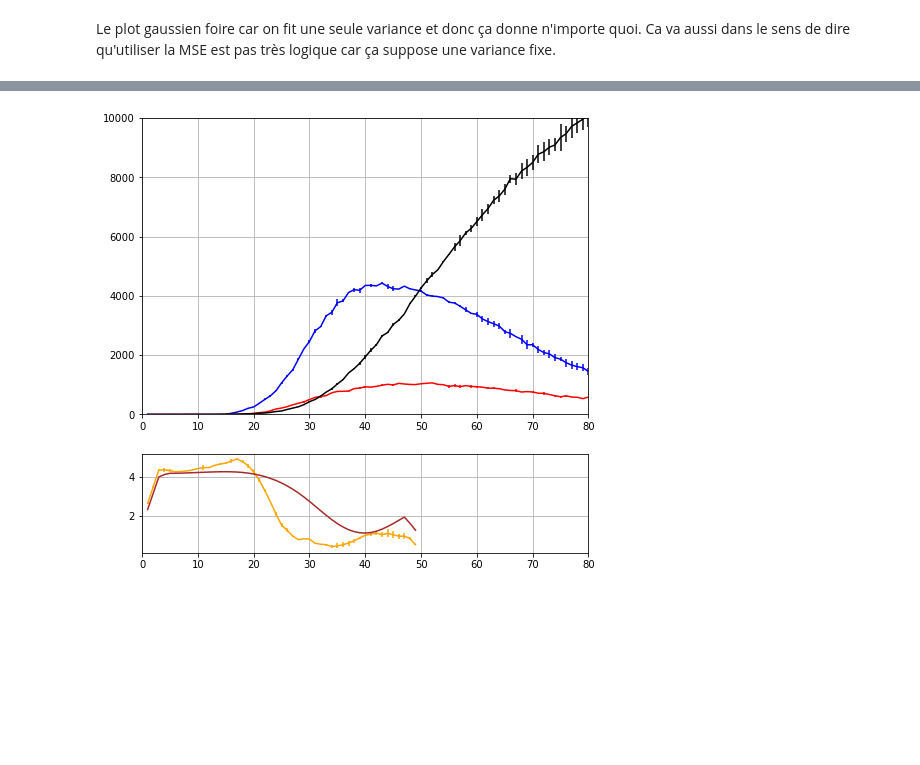
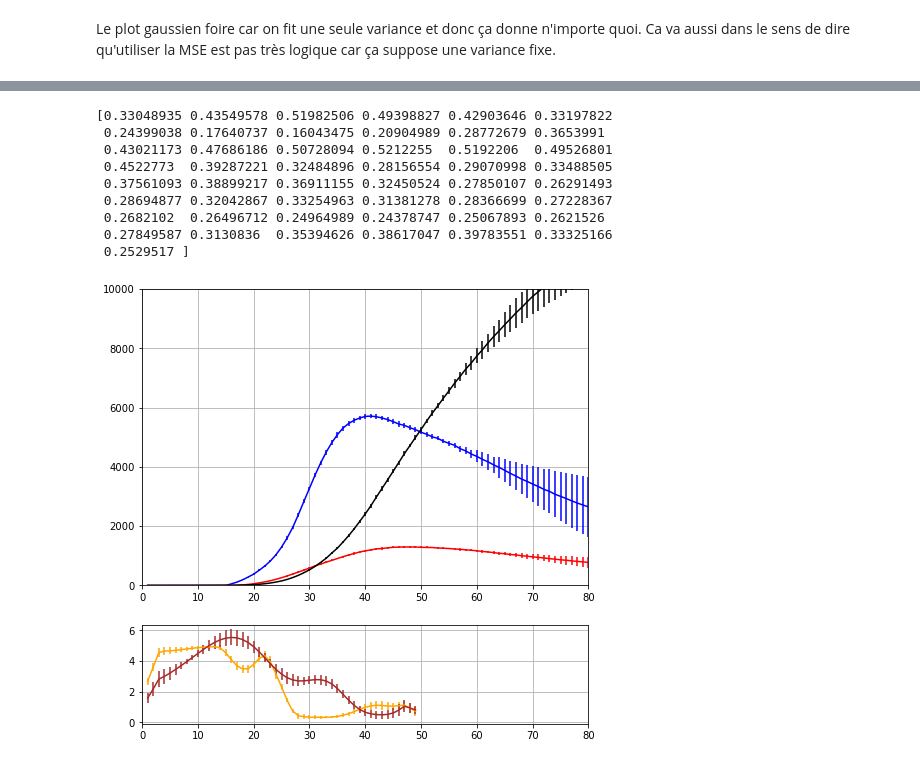
Before and after one commit to glouppe/covid19be, a Jupyter notebook: vdwnico-reimplementation-consolidated-Boostraping.ipynb, the cells around one changed output, grey strips where cells are left out. Drawn from its saved outputs; the diff is of its cells as text; code cells hidden in the pictures; blank space fills up the shorter version.

Commit message:
add bootstrapping + noise model

```diff
--- a/vdwnico-reimplementation-consolidated-Boostraping.ipynb
+++ b/vdwnico-reimplementation-consolidated-Boostraping.ipynb
@@ -549,5 +576,14 @@ plot(thetas_bootstrap_gauss, 'Poisson')
 # %%
-thetas_bootstrap_gauss, all_data_gauss = param_bootstrap(data, 'Poisson', nb_iter=2)
-plot(thetas_bootstrap_gauss, 'Poisson')
+thetas_bootstrap_poiss, all_data_poiss = param_bootstrap(data, 'Poisson', nb_iter=100)
+plot(thetas_bootstrap_poiss, 'Poisson')
 # %% [output]
+[0.33048935 0.43549578 0.51982506 0.49398827 0.42903646 0.33197822
+ 0.24399038 0.17640737 0.16043475 0.20904989 0.28772679 0.3653991
+ 0.43021173 0.47686186 0.50728094 0.5212255  0.5192206  0.49526801
+ 0.4522773  0.39287221 0.32484896 0.28156554 0.29070998 0.33488505
+ 0.37561093 0.38899217 0.36911155 0.32450524 0.27850107 0.26291493
+ 0.28694877 0.32042867 0.33254963 0.31381278 0.28366699 0.27228367
+ 0.2682102  0.26496712 0.24964989 0.24378747 0.25067893 0.2621526
+ 0.27849587 0.3130836  0.35394626 0.38617047 0.39783551 0.33325166
+ 0.2529517 ]
-[figure, old version]
+[figure, new version]
```
Also changed, not shown: parts of 10 cells of this notebook.
